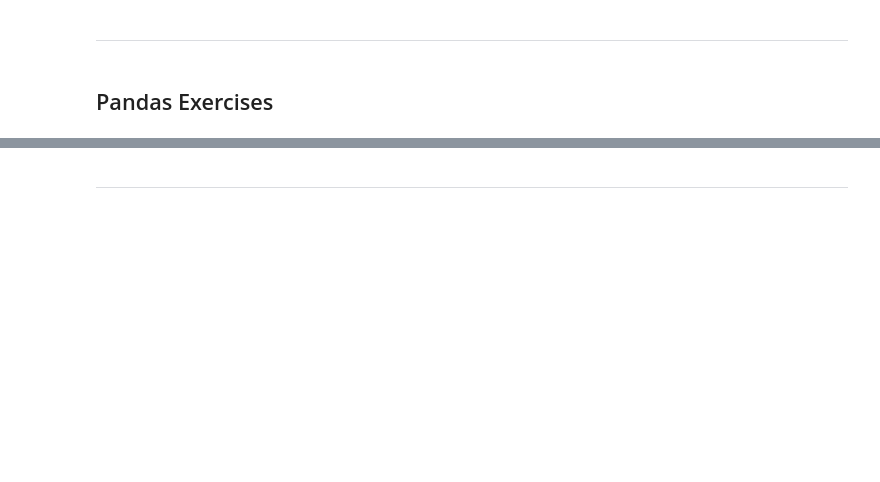
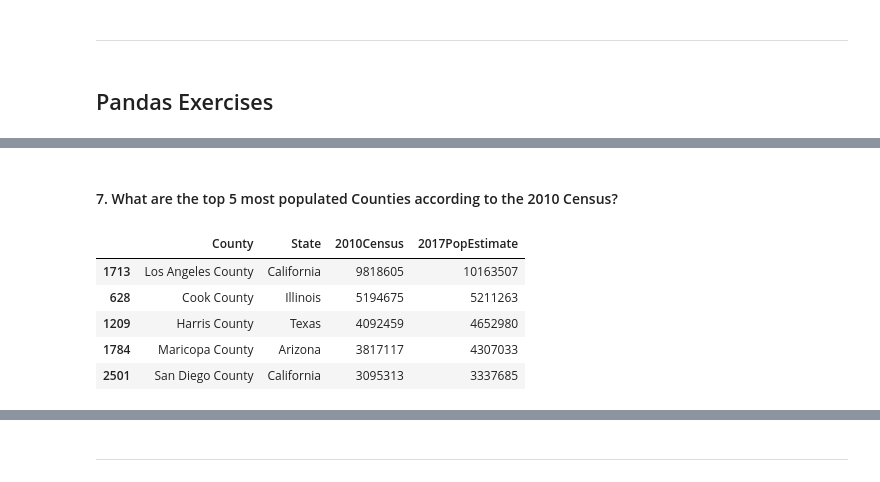
Before and after one commit to BrunoMonti/-Re-Training, a Jupyter notebook: Udemy/Python for Time Series Data Analysis/Pandas Chapter.ipynb, the cells around one changed output, grey strips where cells are left out. Drawn from its saved outputs; the diff is of its cells as text; code cells hidden in the pictures; blank space fills up the shorter version.

```diff
--- a/Udemy/Python for Time Series Data Analysis/Pandas Chapter.ipynb
+++ b/Udemy/Python for Time Series Data Analysis/Pandas Chapter.ipynb
@@ -829,0 +1019,11 @@ df2 = pd.read_excel('Excel_Sample.xlsx', sheet_name=)
+# %% [markdown]
+#### 7. What are the top 5 most populated Counties according to the 2010 Census?
+# %%
+pop.sort_values('2010Census', ascending=False).head()
+# %% [output]
+|  | County | State | 2010Census | 2017PopEstimate |
+| 1713 | Los Angeles County | California | 9818605 | 10163507 |
+| 628 | Cook County | Illinois | 5194675 | 5211263 |
+| 1209 | Harris County | Texas | 4092459 | 4652980 |
+| 1784 | Maricopa County | Arizona | 3817117 | 4307033 |
+| 2501 | San Diego County | California | 3095313 | 3337685 |
```
Also changed, not shown: parts of 40 cells of this notebook.
